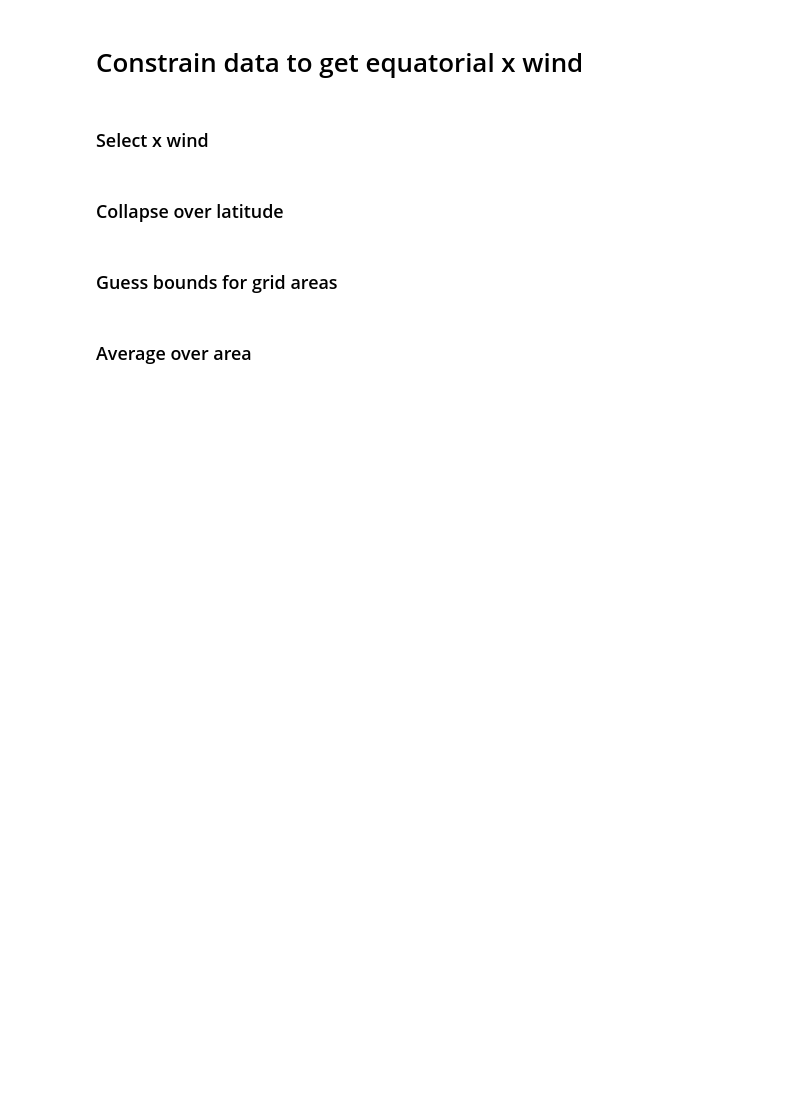
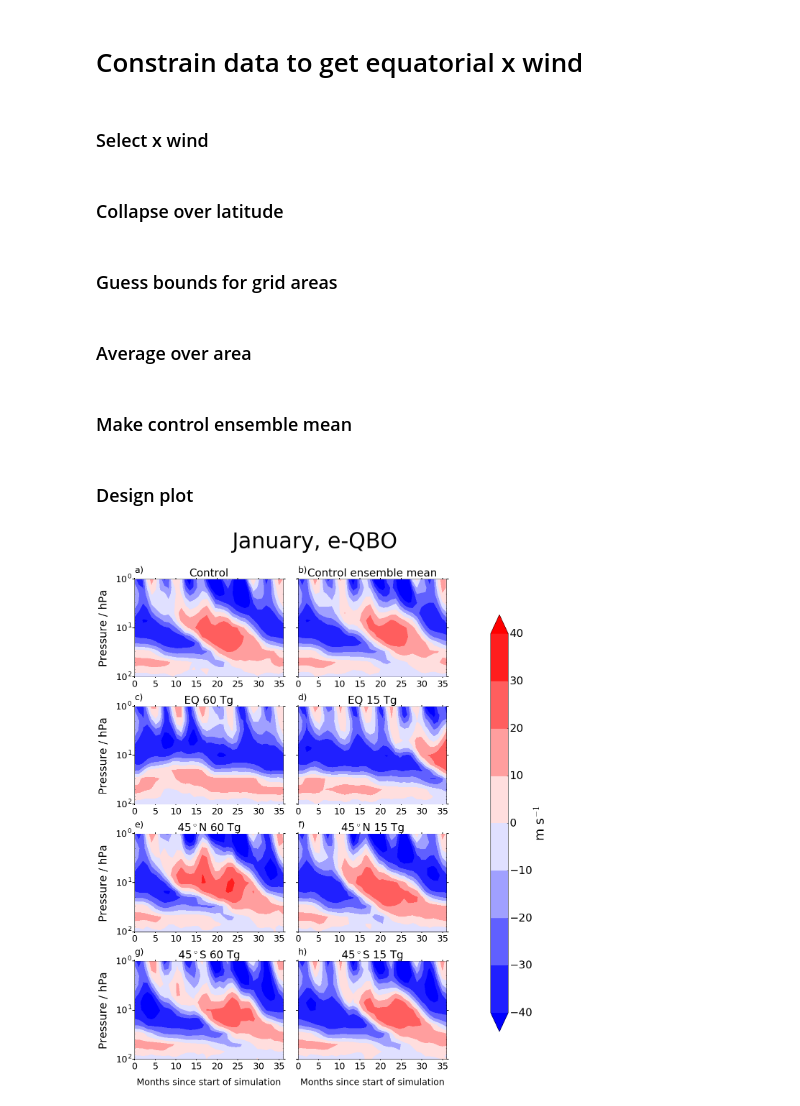
Before and after one commit to flossie-brown/graphs-for-paper, a Jupyter notebook: QBO - JAN E.ipynb, the cells around one changed output. Saved outputs shown, nothing was run; the diff lists cells and outputs as text; code cells hidden in the pictures; blank space fills up the shorter version.

```diff
--- a/QBO - JAN E.ipynb
+++ b/QBO - JAN E.ipynb
@@ -64,15 +65,20 @@ areaav_list_cont = []
 for eruption in latlist_cont:
     area_average = eruption.collapsed(['latitude', 'longitude'], iris.analysis.MEAN, weights = grid_areas)
     areaav_list_cont.append(area_average)
+# %% [markdown]
+### Make control ensemble mean
 # %%
 control_sum = areaav_list_cont[0] + areaav_list_cont[1] + areaav_list_cont[2]
 control_mean = control_sum / 3
+# %% [markdown]
+### Design plot
 # %%
 x = np.linspace(0, 36, 36)
 names = ['Control', 'Control ensemble mean', 'EQ 60 Tg', 'EQ 15 Tg','45$^\circ$N 60 Tg','45$^\circ$N 15 Tg', '45$^\circ$S 60 Tg',  '45$^\circ$S 15 Tg']
 letter_labels = ('a)', 'b)', 'c)', 'd)', 'e)', 'f)', 'g)', 'h)', 'i)','j)' ,'k)' ,'l)' )
+contour_levels = range(-40, 41, 10)
 # %%
-fig, axs = plt.subplots(4,2,sharey = True, sharex = True, figsize = (17,27))
+fig, axs = plt.subplots(4,2,sharey = True, sharex = False, figsize = (17,23))
 
 ax = axs.ravel()
 
@@ -81,65 +87,62 @@ for eruption in areaav_list[0:3]:
     i +=2
     y = eruption.coord('pressure').points
     data = np.transpose(eruption.data)
-    cf = ax[i].contourf(x,y,data, contour_levels, extend = 'both')
+    cf = ax[i].contourf(x,y,data, contour_levels, extend = 'both', cmap = plt.cm.bwr)
     ax[i].set_ylim(1,100)
-    ax[i].xaxis.set_tick_params(width=2, labelsize = 25, direction = 'out', length = 6)
+    ax[i].xaxis.set_tick_params(width=2, labelsize = 25, direction = 'out', length = 3)
     ax[i].yaxis.set_tick_params(width=2, labelsize = 25, direction = 'out', length = 6)
     ax[i].set_ylabel('Pressure / hPa', fontsize = 30, labelpad = 18)
     ax[i].set_title(letter_labels[i], size=25, loc = 'left', y = 1.05)
-    ax[i].set_title(names[i], size=30, y = 1.05)
+    ax[i].set_title(names[i], size=30, y = 1.01)
     ax[i].set_yscale('log')
     ax[i].invert_yaxis()
 
 
 data = np.transpose(areaav_list_cont[0].data)
-cf = ax[0].contourf(x,y,data, contour_levels, extend = 'both')
+cf = ax[0].contourf(x,y,data, contour_levels, extend = 'both', cmap = plt.cm.bwr)
 ax[0].set_ylim(1,100)
-ax[0].xaxis.set_tick_params(width=2, labelsize = 25, direction = 'out', length = 6)
+ax[0].xaxis.set_tick_params(width=2, labelsize = 25, direction = 'out', length = 3)
 ax[0].yaxis.set_tick_params(width=2, labelsize = 25, direction = 'out', length = 6)
 ax[0].set_ylabel('Pressure / hPa', fontsize = 30, labelpad = 18)
-ax[0].set_title(letter_labels[1], size=25, loc = 'left', y = 1.05)
-ax[0].set_title(names[1], size=30, y = 1.05)
+ax[0].set_title(letter_labels[0], size=25, loc = 'left', y = 1.05)
+ax[0].set_title(names[0], size=30, y = 1.01)
 ax[0].set_yscale('log')
 ax[0].invert_yaxis()
 
 i = 1
 for eruption in areaav_list[3:6]:
     i +=2
     y = eruption.coord('pressure').points
     data = np.transpose(eruption.data)
-    cf = ax[i].contourf(x,y,data, contour_levels, extend = 'both')
-    ax[i].xaxis.set_tick_params(width=2, labelsize = 25, direction = 'out', length = 6)
+    cf = ax[i].contourf(x,y,data, contour_levels, extend = 'both', cmap = plt.cm.bwr)
+    ax[i].xaxis.set_tick_params(width=2, labelsize = 25, direction = 'out', length = 3)
     ax[i].yaxis.set_tick_params(width=2, labelsize = 25, direction = 'out', length = 6)
     ax[i].set_title(letter_labels[i], size=25, loc = 'left', y = 1.05)
-    ax[i].set_title(names[i], size=30, y = 1.05)
+    ax[i].set_title(names[i], size=30, y = 1.01)
     ax[i].invert_yaxis()
 
 data = np.transpose(control_mean.data)
-cf = ax[1].contourf(x,y,data, contour_levels, extend = 'both')
+cf = ax[1].contourf(x,y,data, contour_levels, extend = 'both', cmap = plt.cm.bwr)
 ax[1].set_ylim(1,100)
-ax[1].xaxis.set_tick_params(width=2, labelsize = 25, direction = 'out', length = 6)
+ax[1].xaxis.set_tick_params(width=2, labelsize = 25, direction = 'out', length = 3)
 ax[1].yaxis.set_tick_params(width=2, labelsize = 25, direction = 'out', length = 6)
 ax[1].set_title(letter_labels[1], size=25, loc = 'left', y = 1.05)
-ax[1].set_title(names[1], size=30, y = 1.05)
+ax[1].set_title(names[1], size=30, y = 1.01)
 ax[1].set_yscale('log')
 ax[1].invert_yaxis()
 
-ax[6].set_xlabel('Months since start of simulation', fontsize = 30, labelpad = 20)
-ax[7].set_xlabel('Months since start of simulation', fontsize = 30, labelpad = 20)
+ax[6].set_xlabel('Months since start of simulation', fontsize = 25, labelpad = 20)
+ax[7].set_xlabel('Months since start of simulation', fontsize = 25, labelpad = 20)
 
-plt.suptitle('January, e-QBO', size=40, y = 1.19)
+plt.suptitle('January, e-QBO', size=60, y = 0.94)
 
-cf = plt.contourf(x,y,np.transpose(control_av.data), contour_levels, extend = 'both')
-time_vs_pressure_plot('Control')
-plt.suptitle('QBO zonal wind Jan E', fontsize = 70)
-plt.gca().invert_yaxis()
-
-cbar_ax = fig.add_axes([0.8, 0.2, 0.04, 0.8])
+cbar_ax = fig.add_axes([0.9, 0.1, 0.04, 0.7])
 colourbar = plt.colorbar(cf, cax = cbar_ax , orientation = 'vertical')
-colourbar.set_label('m s', fontsize = 35)
+colourbar.set_label('m s$^{-1}$', fontsize = 35)
 colourbar.ax.tick_params(labelsize=30)
 
 plt.tight_layout()
-plt.subplots_adjust( bottom = 0.2, wspace = 0.1, hspace = 0.2)
+plt.subplots_adjust( top = 0.86, right = 0.8, wspace = 0.1, hspace = 0.3)
 plt.savefig('JNE_QBO.png')
+# %% [output]
+[figure, added]
```
Also changed, not shown: parts of 2 cells of this notebook, 3 other files.
